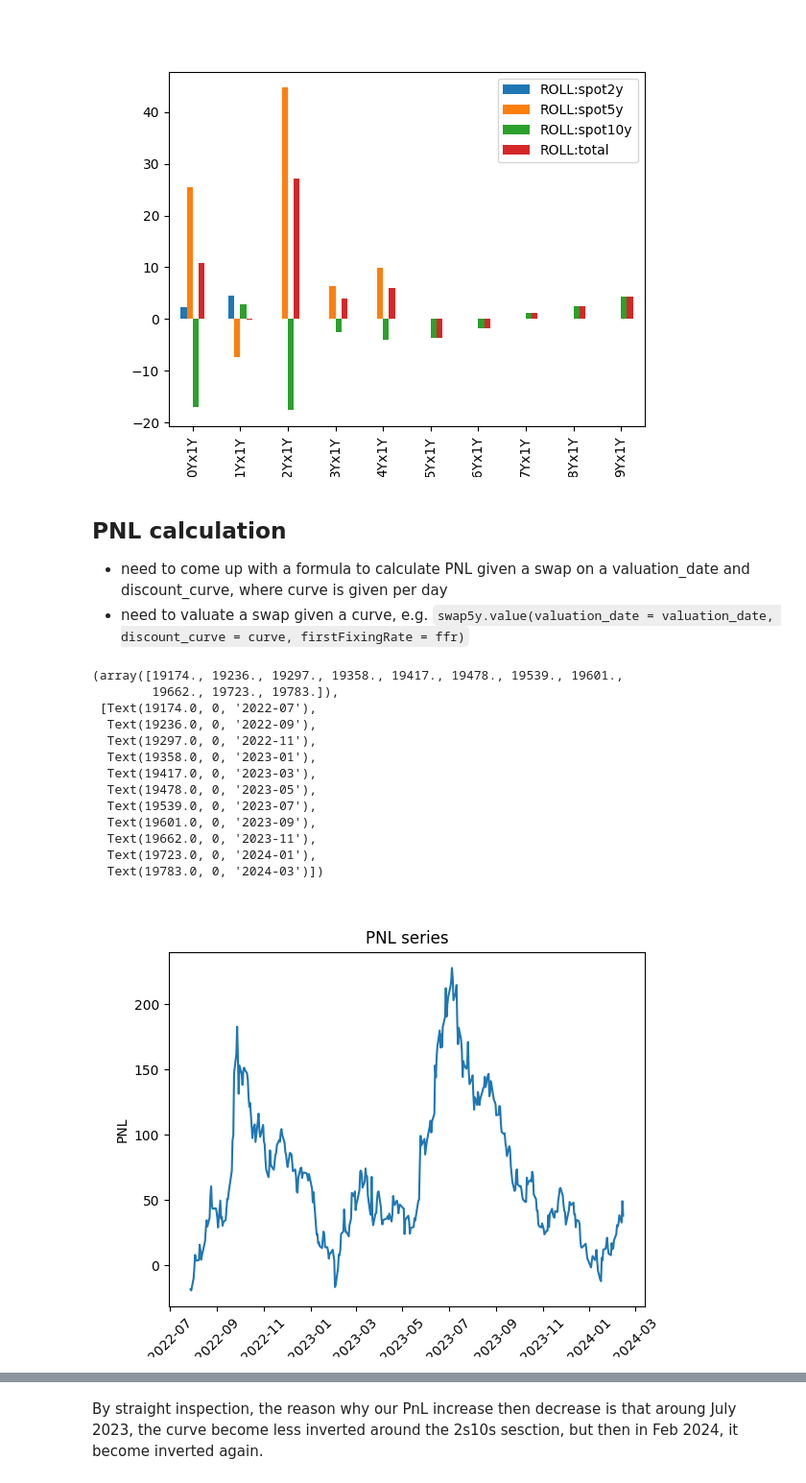
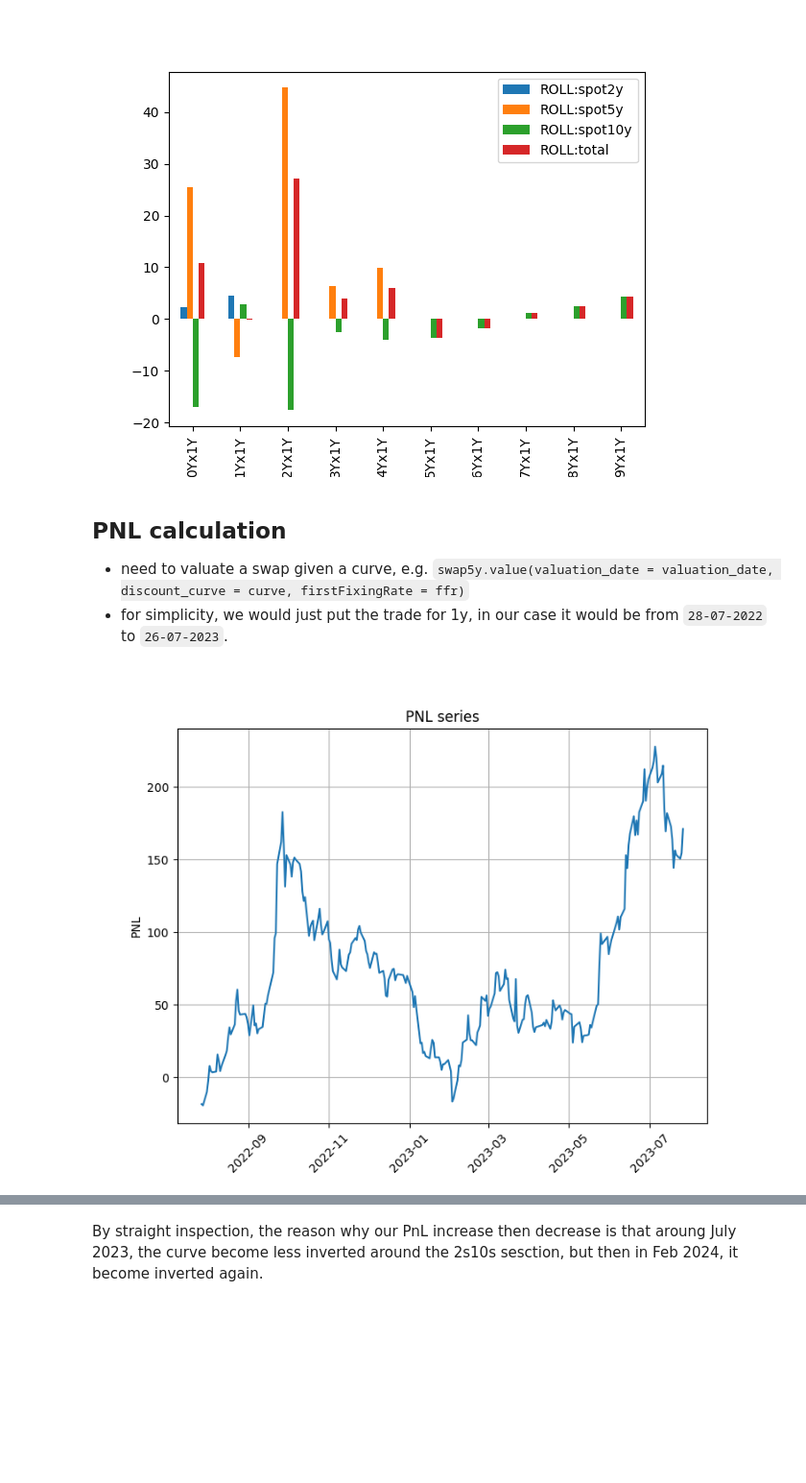
Before and after one commit to QizheCui/PCA_Butterfly_Trading_Strategy, a Jupyter notebook: LiborVersion/PCA_Trade_Libor.ipynb, the cells around one changed output, grey strips where cells are left out. Shown at 96% size. Saved outputs shown, nothing was run; the diff lists cells and outputs as text; code cells hidden in the pictures; blank space fills up the shorter version.

```diff
--- a/LiborVersion/PCA_Trade_Libor.ipynb
+++ b/LiborVersion/PCA_Trade_Libor.ipynb
@@ -32,7 +32,7 @@ df_yield = df_yield.astype(np.float32)
 - we restrict to only first 20 years since we don't care the very long end of the curve
 # %%
 # PCA on first 20 years
-df_PCA =  df_yield.loc[:, df_yield.columns <= 25]
+df_PCA =  df_yield.loc[:, df_yield.columns <= 20]
 
 df_scale = (df_PCA - df_PCA.mean(axis = 0)) / df_PCA.std(axis = 0) # standardize the data
 first_date = df_scale.index[0] # first_date is a string
@@ -372,8 +383,8 @@ dtype: float64
 [figure]
 # %% [markdown]
 ## PNL calculation
-- need to come up with a formula to calculate PNL given a swap on a valuation_date and discount_curve, where curve is given per day
 - need to valuate a swap given a curve, e.g. `swap5y.value(valuation_date = valuation_date, discount_curve = curve, firstFixingRate = ffr)`
+- for simplicity, we would just put the trade for 1y, in our case it would be from `28-07-2022` to `26-07-2023`.
 # %%
 # calculate PNL series (probably need to change the way we calculate pnl)
 # the trade date is the first date after 6m
@@ -381,52 +392,40 @@ trade_date =  df_yield.index[df_yield.index>end_date][0] # trade from first avai
 day, month, year = trade_date.day, trade_date.month, trade_date.year
 valuation_date = Date(day, month, year) # the initial date we want to value
 spot_days = 0
 settlement_date = valuation_date.add_weekdays(spot_days)
-
-post_trade_dates = df_yield.index[df_yield.index > trade_date] # dates after trade date
+# last date of the trade, which is 1y after trade date
+last_date = df_yield.index[df_yield.index == '26-07-2023'][0]
+post_trade_dates = df_yield.index[(df_yield.index > trade_date) & (df_yield.index <=last_date)] # dates after trade date
 curve = curves[trade_date] # initialie curve
 # initialize a pd series with 0 pnl for each date
 trade_to_use = fly_spot_2_5_10
 pnl_series = pd.Series(np.zeros(len(post_trade_dates)),index=post_trade_dates)
 
 # PNL calculation
 for date in post_trade_dates:
     day, month, year = date.day, date.month, date.year
     new_valuation_date = Date(day, month, year)
     current_curve = curves[date] # the curve on the date
     for swap in trade_to_use.values():
         # need to know which swap this is so i can put ffr, only for 2y, 5y, 10y
         if swap._maturity_date == swap2y._maturity_date:
             ffr = ffr_2y
+            #print(f"date:{date.strftime('%d-%m-%Y')}, value:{round(swap.value(valuation_date = new_valuation_date, discount_curve=current_curve, firstFixingRate=ffr),2)}")
         elif swap._maturity_date == swap5y._maturity_date:
             ffr = ffr_5y
         else:
             ffr = ffr_10y
         # add the pnl for each swap as swap(day_i) - swap(day_0) where swap value at day0 is just 0
         pnl_series[date] += swap.value(valuation_date = new_valuation_date, discount_curve=current_curve, firstFixingRate=ffr)
-
-        #print(f"date: {date.strftime('%d-%m-%Y')}, pnl: {pnl_series[date]}")
-plt.figure()
+plt.figure(figsize=(8,6))
 plt.plot(pnl_series)
 plt.title('PNL series')
 plt.xlabel('Date')
 plt.ylabel('PNL')
 plt.xticks(rotation=45)
+plt.grid()
 # %% [output]
-(array([19174., 19236., 19297., 19358., 19417., 19478., 19539., 19601.,
-        19662., 19723., 19783.]),
- [Text(19174.0, 0, '2022-07'),
-  Text(19236.0, 0, '2022-09'),
-  Text(19297.0, 0, '2022-11'),
-  Text(19358.0, 0, '2023-01'),
-  Text(19417.0, 0, '2023-03'),
-  Text(19478.0, 0, '2023-05'),
-  Text(19539.0, 0, '2023-07'),
-  Text(19601.0, 0, '2023-09'),
-  Text(19662.0, 0, '2023-11'),
-  Text(19723.0, 0, '2024-01'),
-  Text(19783.0, 0, '2024-03')])
-[figure, old version]
+[figure, new version]
 # %%
 # correlation between pnl and level
 print(f"correlation between pnl and 10y yield: {np.corrcoef(pnl_series, df_yield.loc[post_trade_dates,10])[0][1]}")
```
Also changed, not shown: parts of 12 cells of this notebook.
